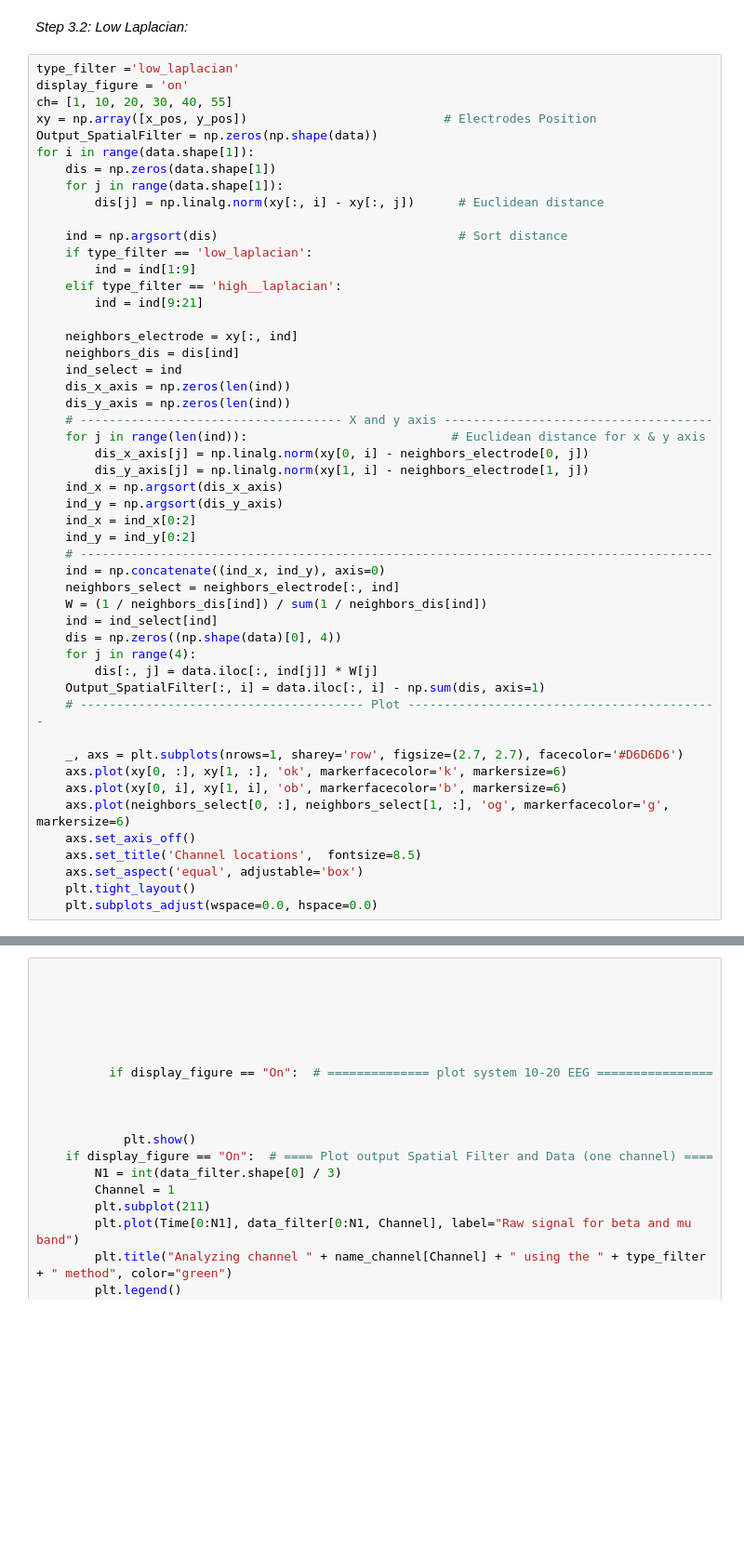
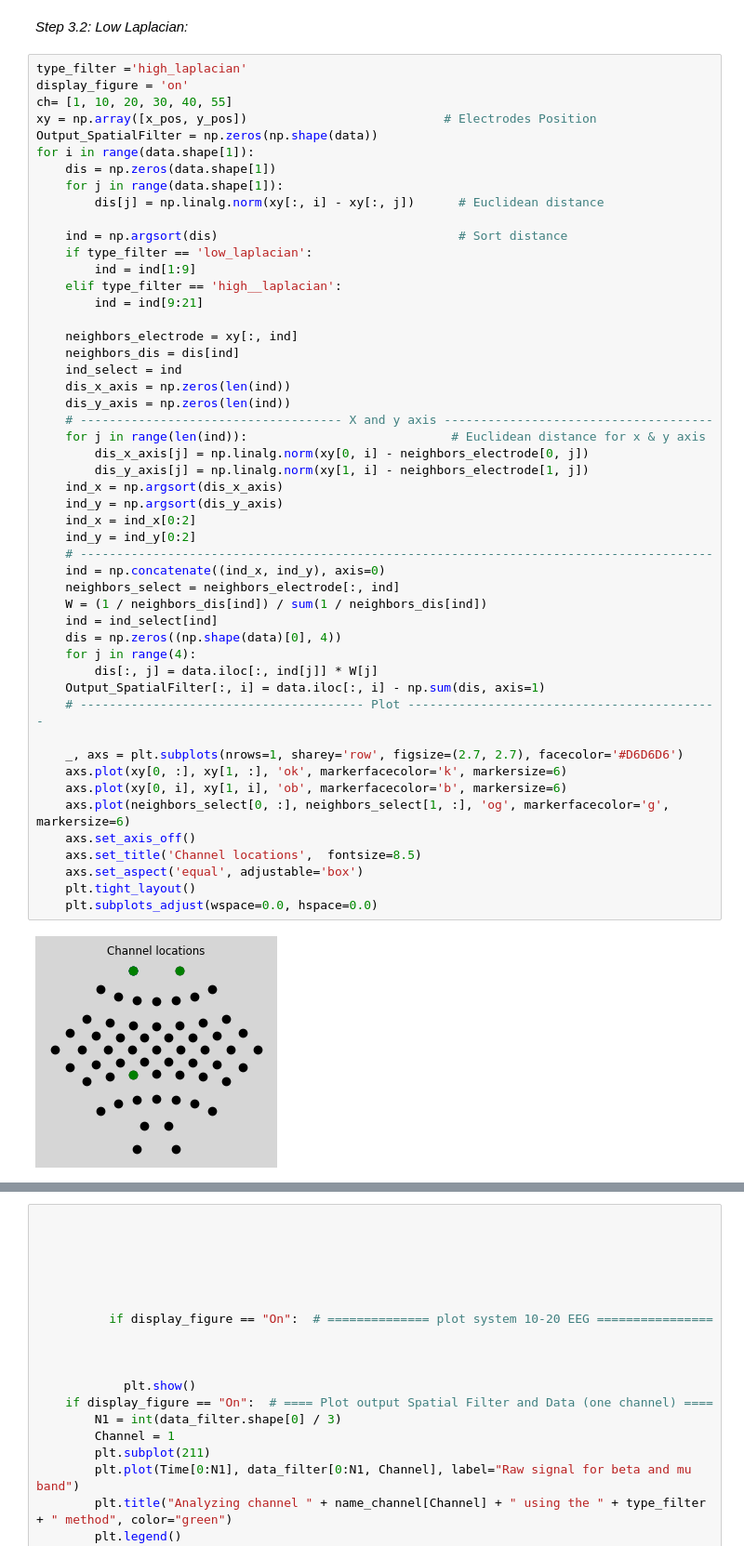
Before and after one commit to RezaSaadatyar/Motor-imagery-based-EEG-signal-processing, a Jupyter notebook: Code/App1.ipynb, the cells around one changed output, grey strips where cells are left out. Shown at 93% size. Drawn from its saved outputs; the diff is of its cells as text; blank space fills up the shorter version.

```diff
--- a/Code/App1.ipynb
+++ b/Code/App1.ipynb
@@ -219,7 +219,7 @@ plot_data(data_car, Fs, channels, first_point=0, last_point=600, normalize_data=
 # %% [markdown]
 *Step 3.2: Low Laplacian:*
 # %%
-type_filter ='low_laplacian'
+type_filter ='high_laplacian'
 display_figure = 'on'
 ch= [1, 10, 20, 30, 40, 55]
 xy = np.array([x_pos, y_pos])                           # Electrodes Position
@@ -241,30 +241,32 @@ for i in range(data.shape[1]):
     dis_x_axis = np.zeros(len(ind))
     dis_y_axis = np.zeros(len(ind))
     # ------------------------------------ X and y axis -------------------------------------
     for j in range(len(ind)):                            # Euclidean distance for x & y axis
         dis_x_axis[j] = np.linalg.norm(xy[0, i] - neighbors_electrode[0, j])
         dis_y_axis[j] = np.linalg.norm(xy[1, i] - neighbors_electrode[1, j])
     ind_x = np.argsort(dis_x_axis)
     ind_y = np.argsort(dis_y_axis)
     ind_x = ind_x[0:2]
     ind_y = ind_y[0:2]
     # ---------------------------------------------------------------------------------------
     ind = np.concatenate((ind_x, ind_y), axis=0)
     neighbors_select = neighbors_electrode[:, ind]
     W = (1 / neighbors_dis[ind]) / sum(1 / neighbors_dis[ind])
     ind = ind_select[ind]
     dis = np.zeros((np.shape(data)[0], 4))
     for j in range(4):
         dis[:, j] = data.iloc[:, ind[j]] * W[j]
     Output_SpatialFilter[:, i] = data.iloc[:, i] - np.sum(dis, axis=1)
     # --------------------------------------- Plot -------------------------------------------
 
     _, axs = plt.subplots(nrows=1, sharey='row', figsize=(2.7, 2.7), facecolor='#D6D6D6')
     axs.plot(xy[0, :], xy[1, :], 'ok', markerfacecolor='k', markersize=6)
     axs.plot(xy[0, i], xy[1, i], 'ob', markerfacecolor='b', markersize=6)
     axs.plot(neighbors_select[0, :], neighbors_select[1, :], 'og', markerfacecolor='g', markersize=6)
     axs.set_axis_off()
     axs.set_title('Channel locations',  fontsize=8.5)
     axs.set_aspect('equal', adjustable='box')
     plt.tight_layout()
     plt.subplots_adjust(wspace=0.0, hspace=0.0)
+# %% [output]
+[figure, added]
```
Also changed, not shown: parts of 1 cell of this notebook.
